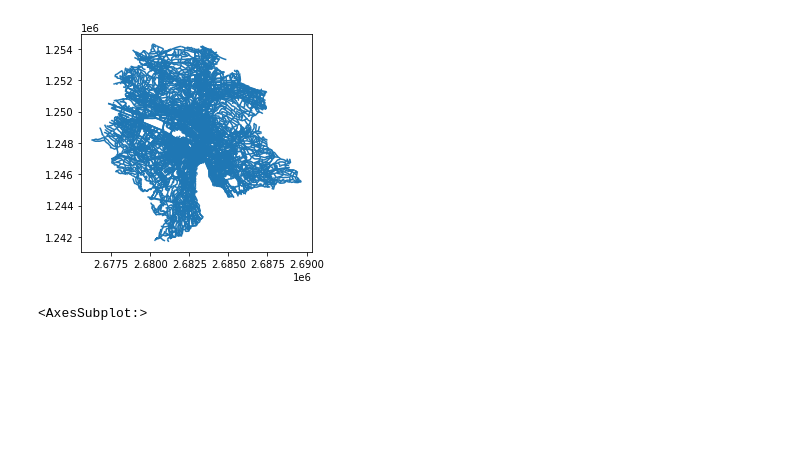
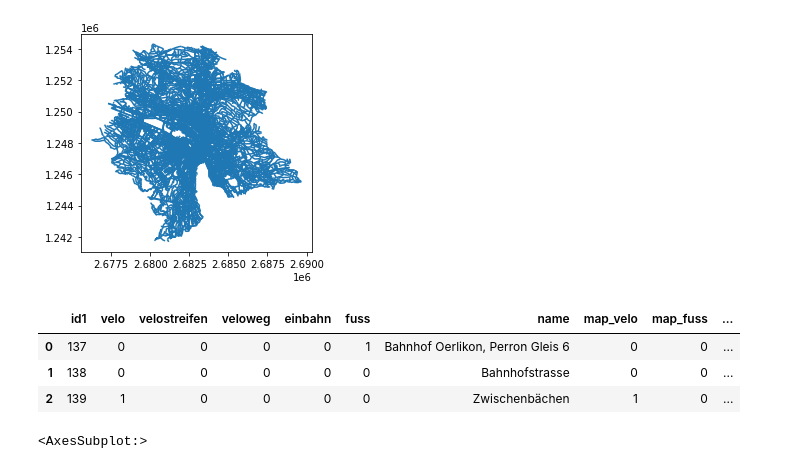
Before and after one commit to thereallinusrg/Velo-Zueri-Unfaelle, a Jupyter notebook: linus-notebook.ipynb, the cells around one changed output. Cells and saved outputs as stored; diff of their text form; code cells hidden in the pictures; blank space fills up the shorter version.

```diff
--- a/linus-notebook.ipynb
+++ b/linus-notebook.ipynb
@@ -6,8 +6,8 @@ from pyproj import Transformer
 # Import
 # %%
 # Import Geopackages
-VeloWege = gpd.read_file(r'data/Velo_wege.gpkg')
-Unfaelle = gpd.read_file(r'data/RoadTrafficAccidentLocations.gpkg')
+VeloWege = gpd.read_file(r'data/Velo_wege.gpkg', crs = "epsg:2056")
+Unfaelle = gpd.read_file(r'data/RoadTrafficAccidentLocations.gpkg', crs = "epsg:2056")
 # %%
 # Import CSV
 VerkehrsZaehlung = pd.read_csv(r'data/2021_verkehrszaehlungen_werte_fussgaenger_velo.csv')
@@ -29,6 +35,13 @@ VeloWege.plot()
 # %% [output]
 <AxesSubplot:>
 [figure]
+# %%
+VeloWege.head(3)
+# %% [output]
+|  | id1 | velo | velostreifen | veloweg | einbahn | fuss | name | map_velo | map_fuss | ... |
+| 0 | 137 | 0 | 0 | 0 | 0 | 1 | Bahnhof Oerlikon, Perron Gleis 6 | 0 | 0 | ... |
+| 1 | 138 | 0 | 0 | 0 | 0 | 0 | Bahnhofstrasse | 0 | 0 | ... |
+| 2 | 139 | 1 | 0 | 0 | 0 | 0 | Zwischenbächen | 1 | 0 | ... |
 # %%
 Unfaelle.plot()
 # %% [output]
```
Also changed, not shown: parts of 11 cells of this notebook, 4 other files.
